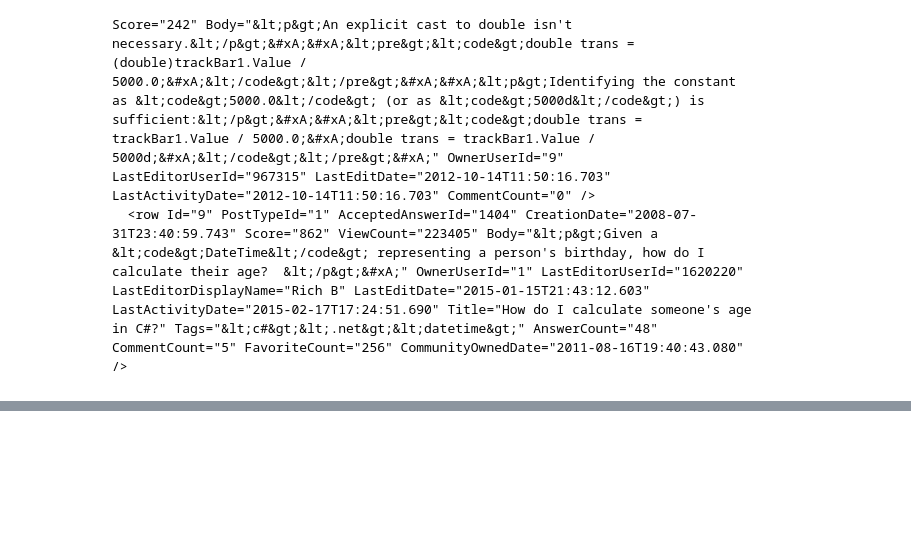
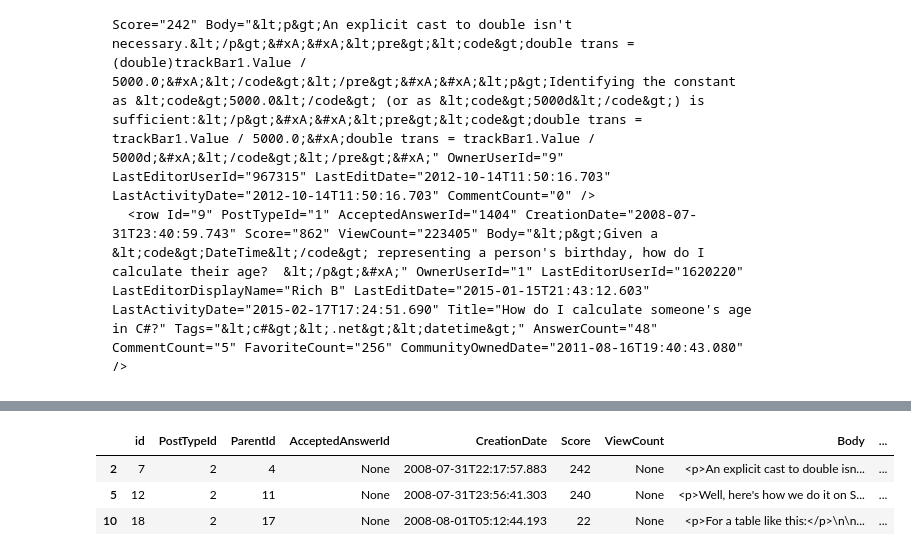
Before and after one commit to mostafa-ja/Data-Mining-fall-2023, a Jupyter notebook: Data_Mining1.ipynb, the cells around one changed output, grey strips where cells are left out. Saved outputs shown, nothing was run; the diff lists cells and outputs as text; code cells hidden in the pictures; blank space fills up the shorter version.

```diff
--- a/Data_Mining1.ipynb
+++ b/Data_Mining1.ipynb
@@ -189,0 +269,9 @@ dtype: int64
+# %%
+df_answer = df[df['PostTypeId'] == '2']
+
+df_answer.head(3)
+# %% [output]
+|  | id | PostTypeId | ParentId | AcceptedAnswerId | CreationDate | Score | ViewCount | Body | ... |
+| 2 | 7 | 2 | 4 | None | 2008-07-31T22:17:57.883 | 242 | None | <p>An explicit cast to double isn... | ... |
+| 5 | 12 | 2 | 11 | None | 2008-07-31T23:56:41.303 | 240 | None | <p>Well, here's how we do it on S... | ... |
+| 10 | 18 | 2 | 17 | None | 2008-08-01T05:12:44.193 | 22 | None | <p>For a table like this:</p>\n\n... | ... |
```
Also changed, not shown: parts of 14 cells of this notebook.
